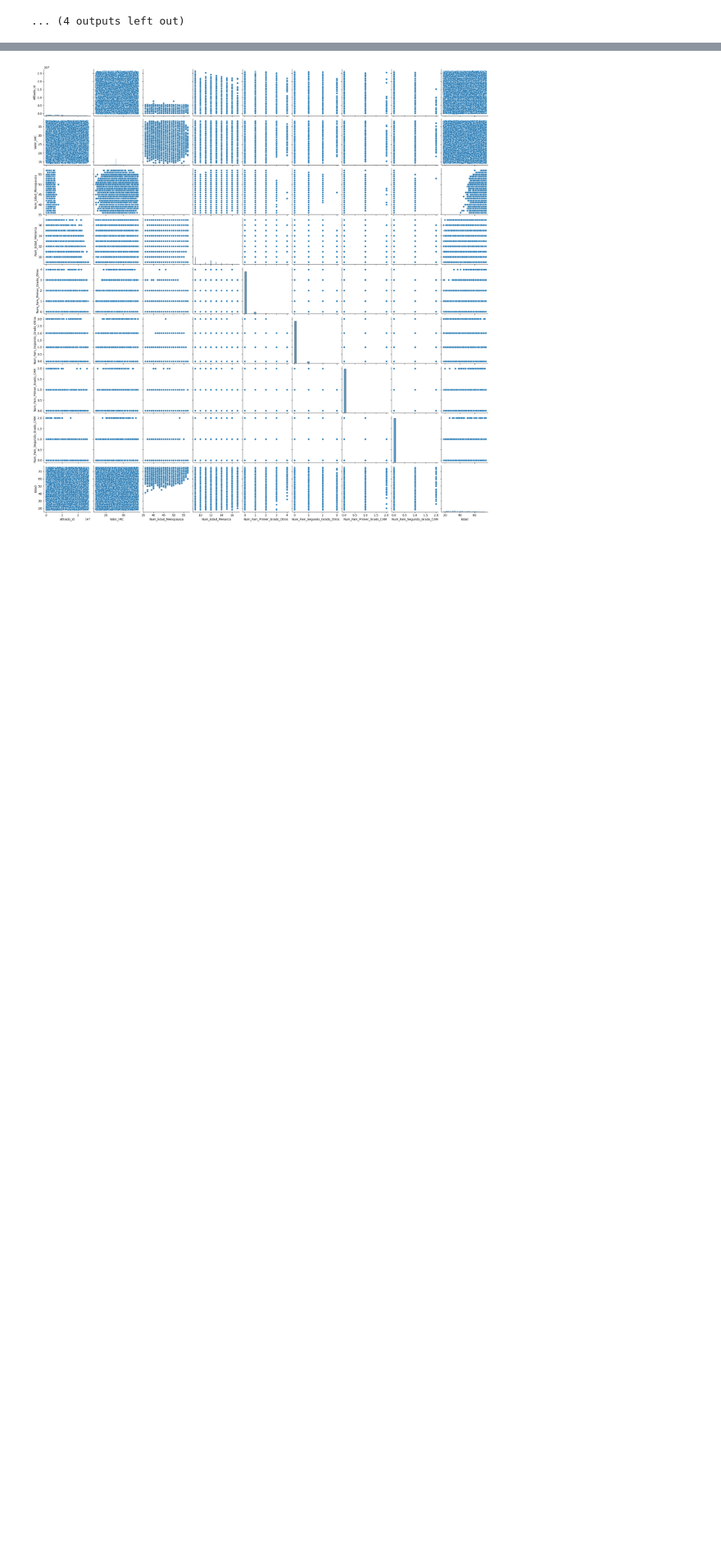
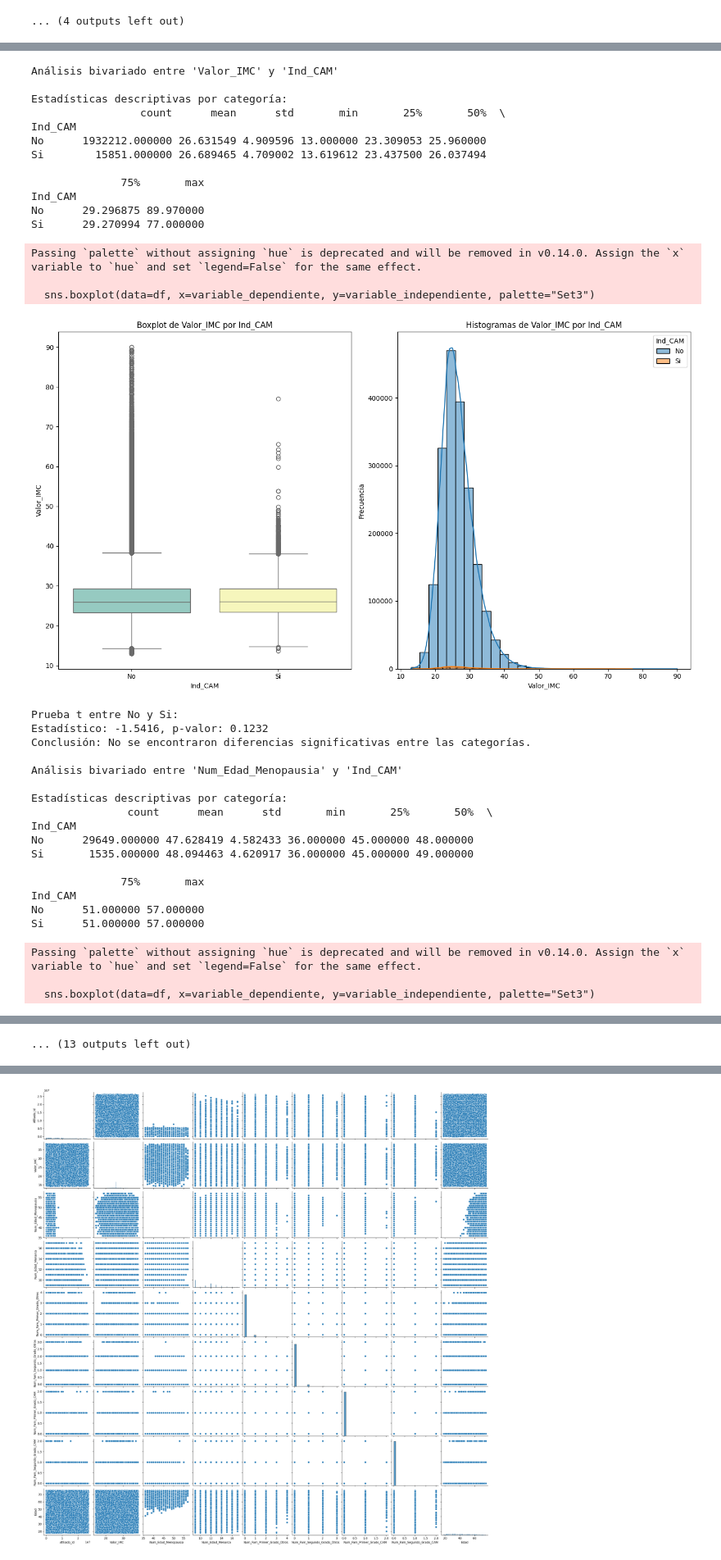
Before and after one commit to jherronr/Modelo_CA_Mama, a Jupyter notebook: Modelo_CA_Mama.ipynb, the cells around one changed output, grey strips where cells are left out. Shown at 82% size. Saved outputs shown, nothing was run; the diff lists cells and outputs as text; code cells hidden in the pictures; blank space fills up the shorter version.

```diff
--- a/Modelo_CA_Mama.ipynb
+++ b/Modelo_CA_Mama.ipynb
@@ -781,0 +779,39 @@ Número de outliers en Valor_IMC: 55914
+# %%
+for var in numerical_vars:
+    analisis_bivariado_num(data_raw, var)
+# %% [output]
+Análisis bivariado entre 'Valor_IMC' y 'Ind_CAM'
+
+Estadísticas descriptivas por categoría:
+                 count      mean      std       min       25%       50%  \
+Ind_CAM
+No      1932212.000000 26.631549 4.909596 13.000000 23.309053 25.960000
+Si        15851.000000 26.689465 4.709002 13.619612 23.437500 26.037494
+
+              75%       max
+Ind_CAM
+No      29.296875 89.970000
+Si      29.270994 77.000000
+Passing `palette` without assigning `hue` is deprecated and will be removed in v0.14.0. Assign the `x` variable to `hue` and set `legend=False` for the same effect.
+
+  sns.boxplot(data=df, x=variable_dependiente, y=variable_independiente, palette="Set3")
+[figure, added]
+Prueba t entre No y Si:
+Estadístico: -1.5416, p-valor: 0.1232
+Conclusión: No se encontraron diferencias significativas entre las categorías.
+
+Análisis bivariado entre 'Num_Edad_Menopausia' y 'Ind_CAM'
+
+Estadísticas descriptivas por categoría:
+               count      mean      std       min       25%       50%  \
+Ind_CAM
+No      29649.000000 47.628419 4.582433 36.000000 45.000000 48.000000
+Si       1535.000000 48.094463 4.620917 36.000000 45.000000 49.000000
+
+              75%       max
+Ind_CAM
+No      51.000000 57.000000
+Si      51.000000 57.000000
+Passing `palette` without assigning `hue` is deprecated and will be removed in v0.14.0. Assign the `x` variable to `hue` and set `legend=False` for the same effect.
+
+  sns.boxplot(data=df, x=variable_dependiente, y=variable_independiente, palette="Set3")
@@ -781,0 +859 @@ Número de outliers en Valor_IMC: 55914
+... (13 outputs left out)
```
Also changed, not shown: parts of 71 cells of this notebook, 1 other file.
